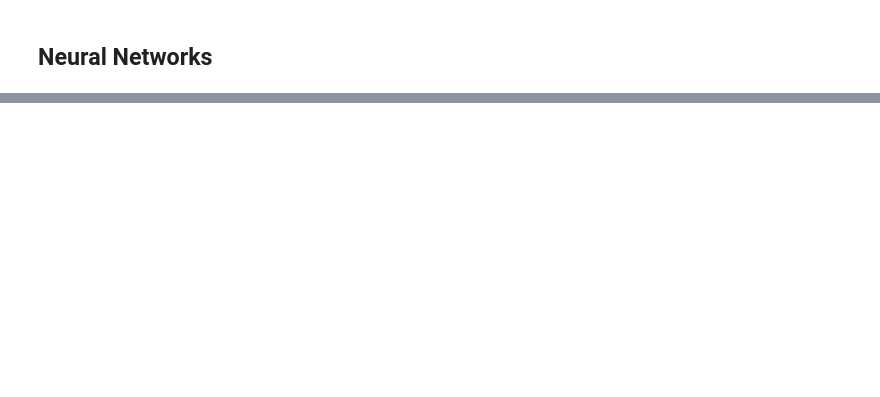
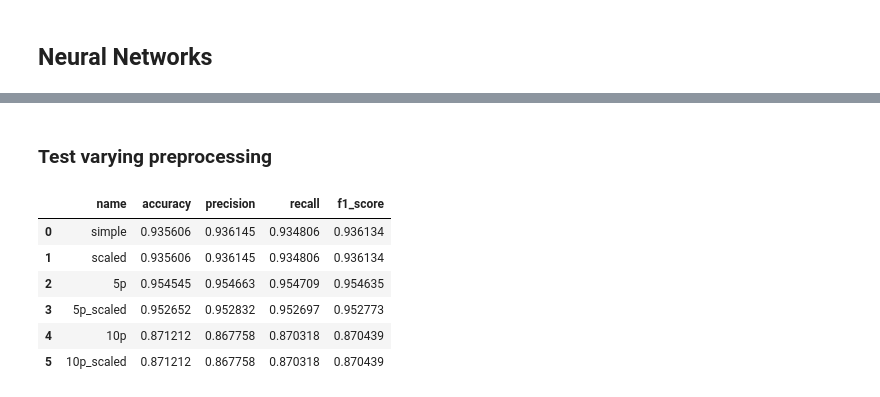
Before and after one commit to richardbinder/MachineLearning2024S, a Jupyter notebook: Exercise1/ObesityLevels/obesity_levels.ipynb, the cells around one changed output, grey strips where cells are left out. Saved outputs shown, nothing was run; the diff lists cells and outputs as text; code cells hidden in the pictures; blank space fills up the shorter version.

```diff
--- a/Exercise1/ObesityLevels/obesity_levels.ipynb
+++ b/Exercise1/ObesityLevels/obesity_levels.ipynb
@@ -881,0 +583,21 @@ train_and_evaluate(knn_model, training_attributes, y_train, validation_data, y_t
+# %% [markdown]
+### Test varying preprocessing
+# %%
+# Initializing the Random Forest model
+random_forest_model = RandomForestClassifier(
+                        max_leaf_nodes=100,
+                        max_depth=20,
+                        max_features=5,
+                        random_state=42
+                    )
+
+# Training the model
+batch_train_evaluate(random_forest_model)
+# %% [output]
+|  | name | accuracy | precision | recall | f1_score |
+| 0 | simple | 0.935606 | 0.936145 | 0.934806 | 0.936134 |
+| 1 | scaled | 0.935606 | 0.936145 | 0.934806 | 0.936134 |
+| 2 | 5p | 0.954545 | 0.954663 | 0.954709 | 0.954635 |
+| 3 | 5p_scaled | 0.952652 | 0.952832 | 0.952697 | 0.952773 |
+| 4 | 10p | 0.871212 | 0.867758 | 0.870318 | 0.870439 |
+| 5 | 10p_scaled | 0.871212 | 0.867758 | 0.870318 | 0.870439 |
```
Also changed, not shown: parts of 72 cells of this notebook, 1 other file.
